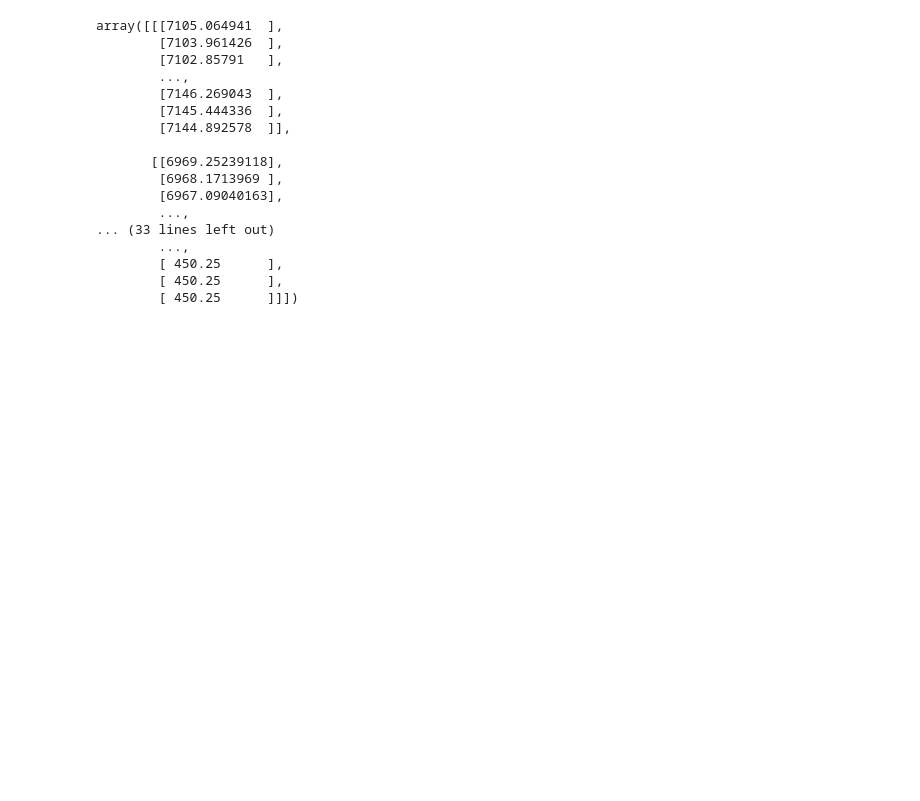
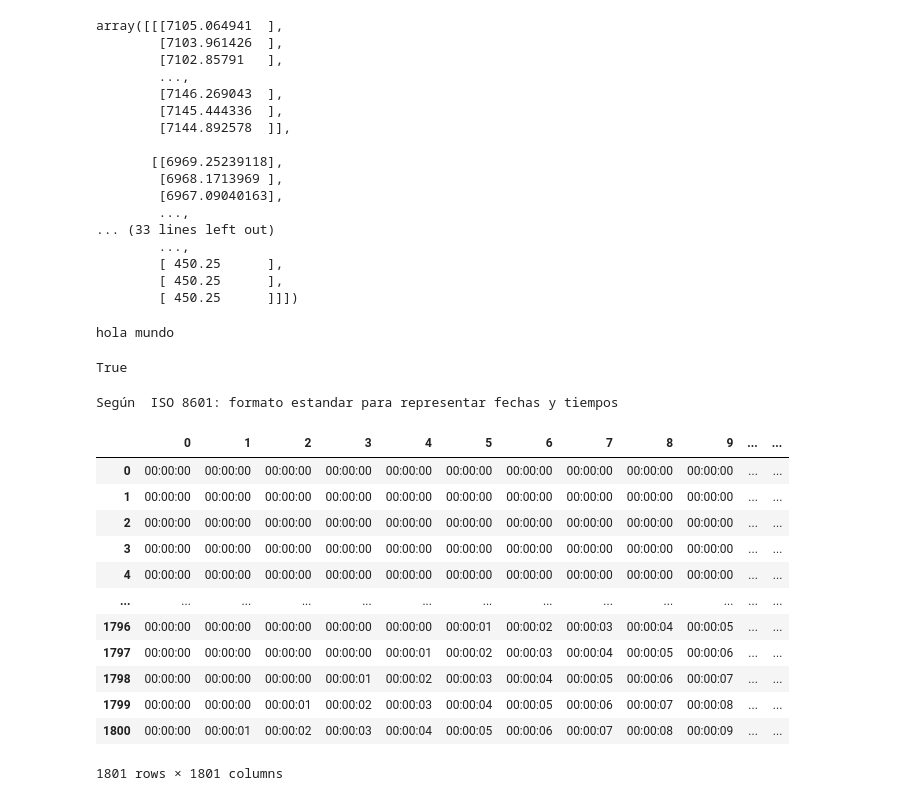
Before and after one commit to jackonedev/GifAnimations, a Jupyter notebook: 01-data-animation/06_plt_rc.ipynb, the cells around one changed output. Saved outputs shown, nothing was run; the diff lists cells and outputs as text; code cells hidden in the pictures; blank space fills up the shorter version.

Commit message:
hoy se ha empezado a tener avances importntes, pero hay demasiada mugre en el script de trabajo

```diff
--- a/01-data-animation/06_plt_rc.ipynb
+++ b/01-data-animation/06_plt_rc.ipynb
@@ -117,0 +160,47 @@ array([[[7105.064941  ],
+# %%
+label =  data.reset_index().columns[0]
+
+
+if isinstance(data.reset_index()[label].iloc[0], pd._libs.tslibs.timestamps.Timestamp):
+    print ('hola mundo')
+# %% [output]
+hola mundo
+# %%
+
+isinstance(data.reset_index()[label].iloc[0], pd._libs.tslibs.timestamps.Timestamp)
+# %% [output]
+True
+# %%
+# data = data.reset_index()
+window = len(data)
+# deque(np.zeros(window)*data[label].iloc[0], maxlen=window)
+
+
+deque(np.zeros(window), maxlen=window)
+
+# data[label].iloc[0]
+
+import datetime as dt
+import pandas
+
+dates = build_frames(data.reset_index(), data.reset_index().columns[0])
+# esta parte de procesamiento está dentro de data_plot():
+dates = dates.replace(0, pd.Timestamp('00:00:00').floor('s')).applymap(lambda x: x.to_pydatetime().strftime('%H:%M:%S'))
+# %% [output]
+Según  ISO 8601: formato estandar para representar fechas y tiempos
+# %%
+dates
+# %% [output]
+|  | 0 | 1 | 2 | 3 | 4 | 5 | 6 | 7 | 8 | 9 | ... | ... |
+| 0 | 00:00:00 | 00:00:00 | 00:00:00 | 00:00:00 | 00:00:00 | 00:00:00 | 00:00:00 | 00:00:00 | 00:00:00 | 00:00:00 | ... | ... |
+| 1 | 00:00:00 | 00:00:00 | 00:00:00 | 00:00:00 | 00:00:00 | 00:00:00 | 00:00:00 | 00:00:00 | 00:00:00 | 00:00:00 | ... | ... |
+| 2 | 00:00:00 | 00:00:00 | 00:00:00 | 00:00:00 | 00:00:00 | 00:00:00 | 00:00:00 | 00:00:00 | 00:00:00 | 00:00:00 | ... | ... |
+| 3 | 00:00:00 | 00:00:00 | 00:00:00 | 00:00:00 | 00:00:00 | 00:00:00 | 00:00:00 | 00:00:00 | 00:00:00 | 00:00:00 | ... | ... |
+| 4 | 00:00:00 | 00:00:00 | 00:00:00 | 00:00:00 | 00:00:00 | 00:00:00 | 00:00:00 | 00:00:00 | 00:00:00 | 00:00:00 | ... | ... |
+| ... | ... | ... | ... | ... | ... | ... | ... | ... | ... | ... | ... | ... |
+| 1796 | 00:00:00 | 00:00:00 | 00:00:00 | 00:00:00 | 00:00:00 | 00:00:01 | 00:00:02 | 00:00:03 | 00:00:04 | 00:00:05 | ... | ... |
+| 1797 | 00:00:00 | 00:00:00 | 00:00:00 | 00:00:00 | 00:00:01 | 00:00:02 | 00:00:03 | 00:00:04 | 00:00:05 | 00:00:06 | ... | ... |
+| 1798 | 00:00:00 | 00:00:00 | 00:00:00 | 00:00:01 | 00:00:02 | 00:00:03 | 00:00:04 | 00:00:05 | 00:00:06 | 00:00:07 | ... | ... |
+| 1799 | 00:00:00 | 00:00:00 | 00:00:01 | 00:00:02 | 00:00:03 | 00:00:04 | 00:00:05 | 00:00:06 | 00:00:07 | 00:00:08 | ... | ... |
+| 1800 | 00:00:00 | 00:00:01 | 00:00:02 | 00:00:03 | 00:00:04 | 00:00:05 | 00:00:06 | 00:00:07 | 00:00:08 | 00:00:09 | ... | ... |
+1801 rows × 1801 columns
```
Also changed, not shown: parts of 6 cells of this notebook.
